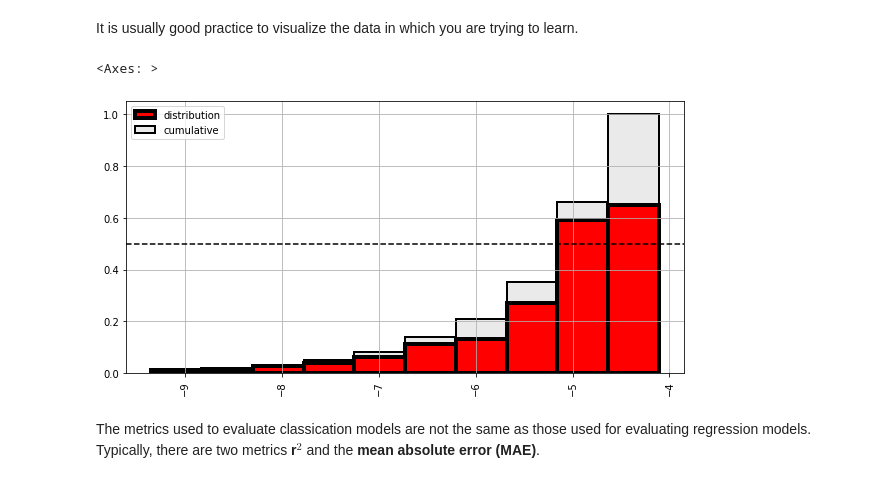
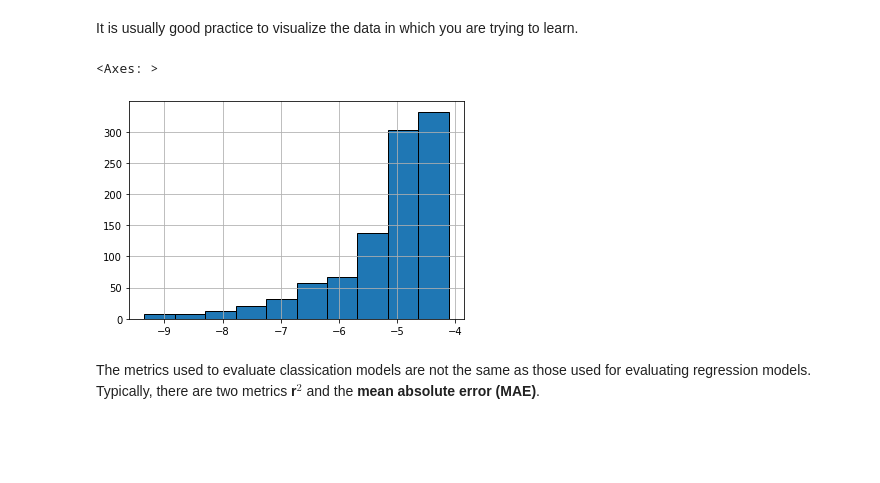
Before and after one commit to russodanielp/intro_cheminformatics, a Jupyter notebook: Lab 08 - Machine Learning - Supervised, QSAR/colab_completed.ipynb, the cells around one changed output. Saved outputs shown, nothing was run; the diff lists cells and outputs as text; code cells hidden in the pictures; blank space fills up the shorter version.

```diff
--- a/Lab 08 - Machine Learning - Supervised, QSAR/colab_completed.ipynb
+++ b/Lab 08 - Machine Learning - Supervised, QSAR/colab_completed.ipynb
@@ -257,9 +263,0 @@ It is usually good practice to visualize the data in which you are trying to lea
-# %%
-ax = y.hist(bins=10, edgecolor='k', lw=4, facecolor=(1, 0, 0, 1), figsize=(10,5), xrot=90, density=True, label='distribution')
-y.hist(cumulative=True, density=1, bins=10, label='cumulative', zorder=0, facecolor=(0.8, 0.8, 0.8, 0.4), edgecolor='k', lw=2, figsize=(10,5))
-ax.axhline(0.5, ls='--', c='k')
-ax.legend()
-ax
-# %% [output]
-<Axes: >
-[figure, removed]
@@ -267,0 +264,5 @@ X_train, y_train = X.copy(), y.copy()
+# %%
+y.hist(bins=10, edgecolor='k')
+# %% [output]
+<Axes: >
+[figure, added]
```
Also changed, not shown: parts of 15 cells of this notebook.
